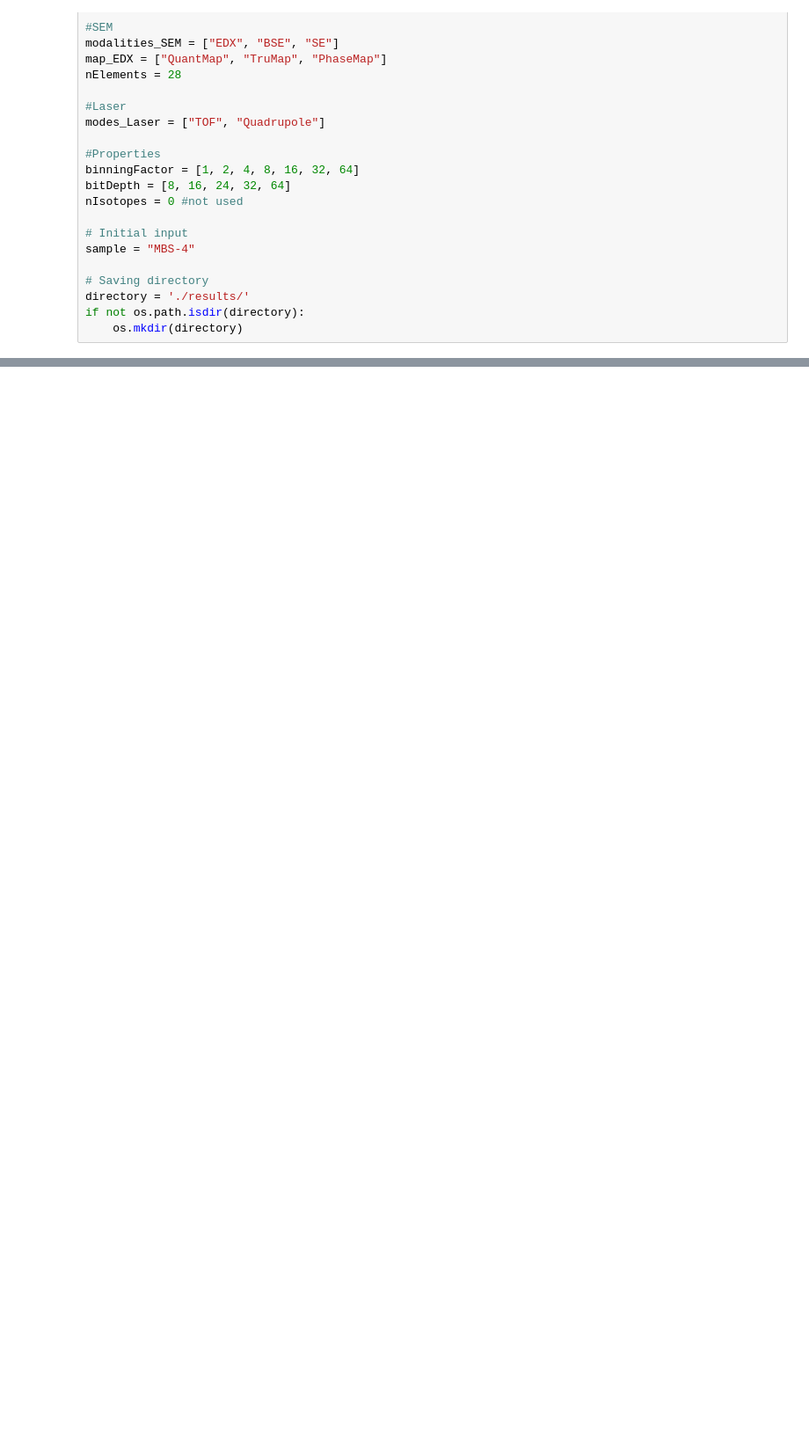
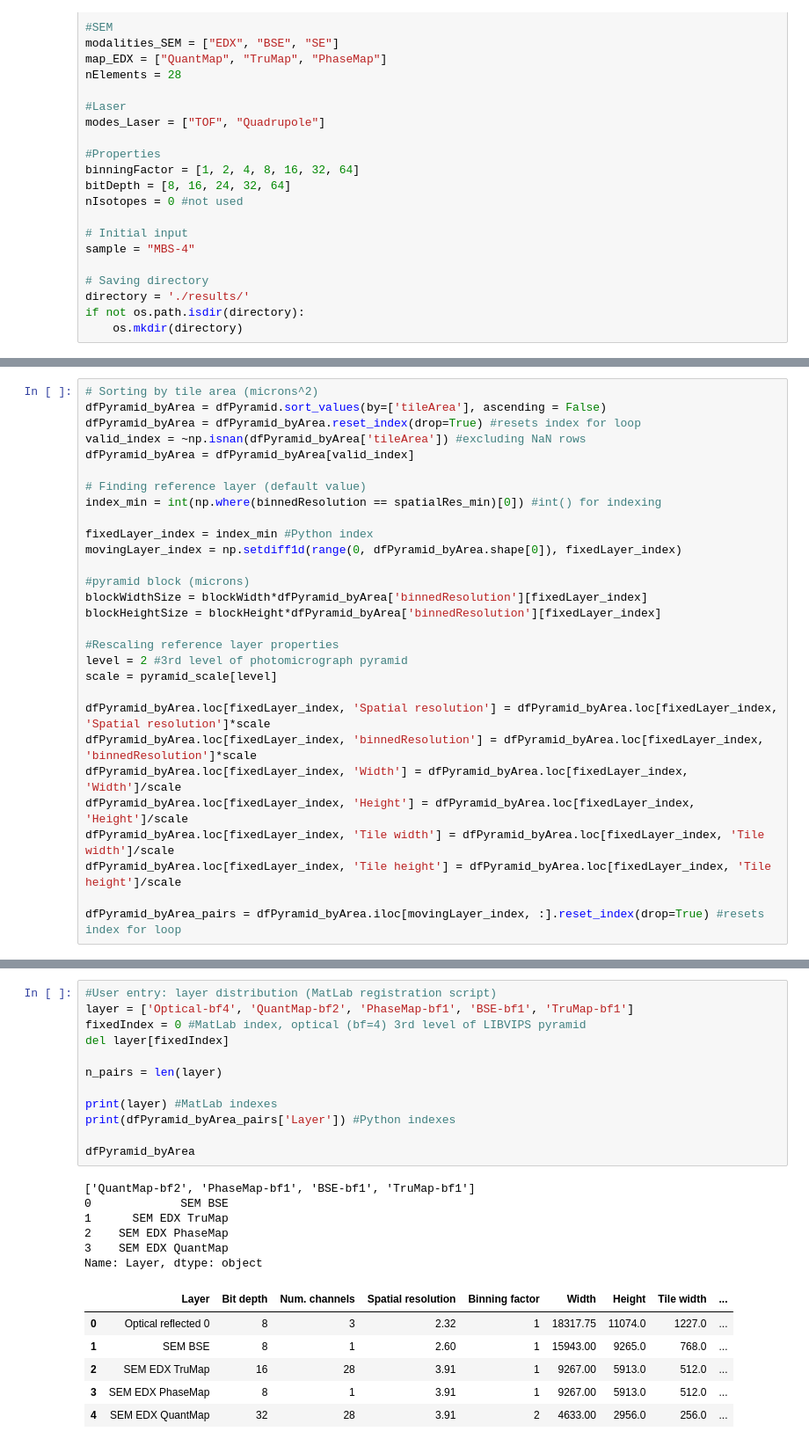
Before and after one commit to marcoaaz/pyramidCalculator, a Jupyter notebook: pyraCalculator-interactive.ipynb, the cells around one changed output, grey strips where cells are left out. Shown: that part at 88% size. Saved outputs shown, nothing was run; the diff lists cells and outputs as text; blank space fills up the shorter version.

```diff
--- a/pyraCalculator-interactive.ipynb
+++ b/pyraCalculator-interactive.ipynb
@@ -409 +461,30 @@ total_mix, total_float32 #Gigabytes
+# %%
+# Sorting by tile area (microns^2)
+dfPyramid_byArea = dfPyramid.sort_values(by=['tileArea'], ascending = False)
+dfPyramid_byArea = dfPyramid_byArea.reset_index(drop=True) #resets index for loop
+valid_index = ~np.isnan(dfPyramid_byArea['tileArea']) #excluding NaN rows
+dfPyramid_byArea = dfPyramid_byArea[valid_index]
+
+# Finding reference layer (default value)
+index_min = int(np.where(binnedResolution == spatialRes_min)[0]) #int() for indexing
+
+fixedLayer_index = index_min #Python index
+movingLayer_index = np.setdiff1d(range(0, dfPyramid_byArea.shape[0]), fixedLayer_index)
+
+#pyramid block (microns)
+blockWidthSize = blockWidth*dfPyramid_byArea['binnedResolution'][fixedLayer_index]
+blockHeightSize = blockHeight*dfPyramid_byArea['binnedResolution'][fixedLayer_index]
+
+#Rescaling reference layer properties
+level = 2 #3rd level of photomicrograph pyramid
+scale = pyramid_scale[level]
+
+dfPyramid_byArea.loc[fixedLayer_index, 'Spatial resolution'] = dfPyramid_byArea.loc[fixedLayer_index, 'Spatial resolution']*scale
+dfPyramid_byArea.loc[fixedLayer_index, 'binnedResolution'] = dfPyramid_byArea.loc[fixedLayer_index, 'binnedResolution']*scale
+dfPyramid_byArea.loc[fixedLayer_index, 'Width'] = dfPyramid_byArea.loc[fixedLayer_index, 'Width']/scale
+dfPyramid_byArea.loc[fixedLayer_index, 'Height'] = dfPyramid_byArea.loc[fixedLayer_index, 'Height']/scale
+dfPyramid_byArea.loc[fixedLayer_index, 'Tile width'] = dfPyramid_byArea.loc[fixedLayer_index, 'Tile width']/scale
+dfPyramid_byArea.loc[fixedLayer_index, 'Tile height'] = dfPyramid_byArea.loc[fixedLayer_index, 'Tile height']/scale
+
+dfPyramid_byArea_pairs = dfPyramid_byArea.iloc[movingLayer_index, :].reset_index(drop=True) #resets index for loop
 # %%
@@ -451,0 +522,25 @@ plt.savefig(file_path)
+# %%
+#User entry: layer distribution (MatLab registration script)
+layer = ['Optical-bf4', 'QuantMap-bf2', 'PhaseMap-bf1', 'BSE-bf1', 'TruMap-bf1']
+fixedIndex = 0 #MatLab index, optical (bf=4) 3rd level of LIBVIPS pyramid
+del layer[fixedIndex]
+
+n_pairs = len(layer)
+
+print(layer) #MatLab indexes
+print(dfPyramid_byArea_pairs['Layer']) #Python indexes
+
+dfPyramid_byArea
+# %% [output]
+['QuantMap-bf2', 'PhaseMap-bf1', 'BSE-bf1', 'TruMap-bf1']
+0             SEM BSE
+1      SEM EDX TruMap
+2    SEM EDX PhaseMap
+3    SEM EDX QuantMap
+Name: Layer, dtype: object
+|  | Layer | Bit depth | Num. channels | Spatial resolution | Binning factor | Width | Height | Tile width | ... |
+| 0 | Optical reflected 0 | 8 | 3 | 2.32 | 1 | 18317.75 | 11074.0 | 1227.0 | ... |
+| 1 | SEM BSE | 8 | 1 | 2.60 | 1 | 15943.00 | 9265.0 | 768.0 | ... |
+| 2 | SEM EDX TruMap | 16 | 28 | 3.91 | 1 | 9267.00 | 5913.0 | 512.0 | ... |
+| 3 | SEM EDX PhaseMap | 8 | 1 | 3.91 | 1 | 9267.00 | 5913.0 | 512.0 | ... |
+| 4 | SEM EDX QuantMap | 32 | 28 | 3.91 | 2 | 4633.00 | 2956.0 | 256.0 | ... |
```
Also changed, not shown: parts of 17 cells of this notebook, 1 other file.
